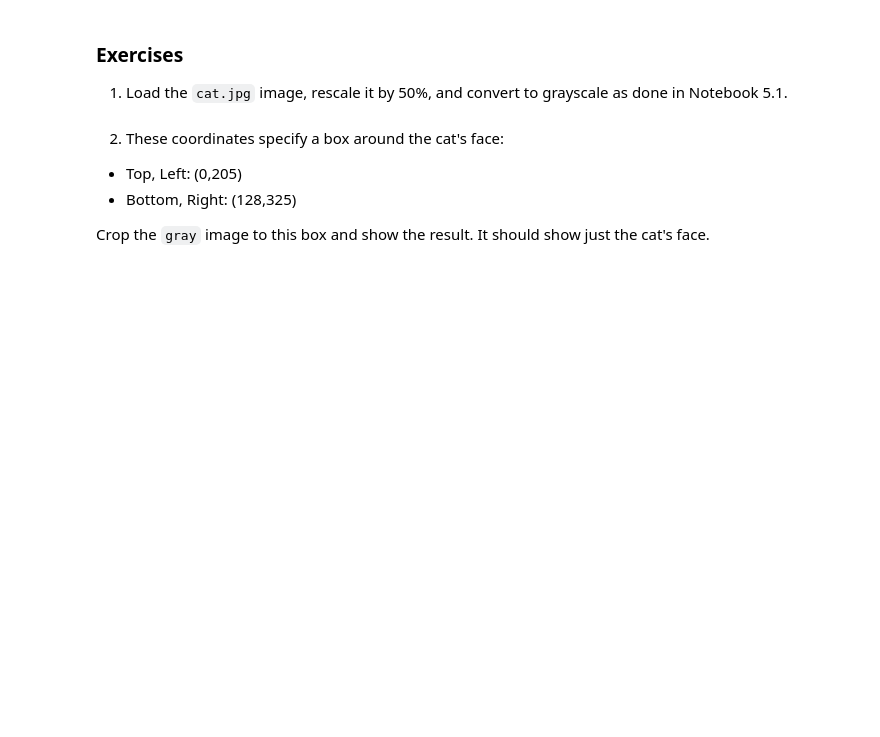
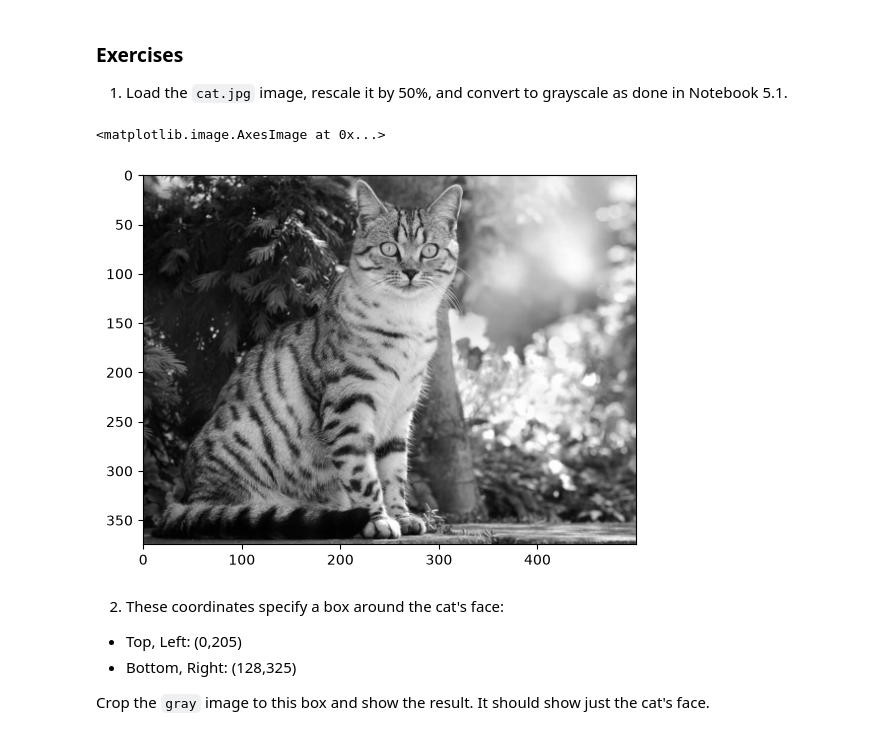
Before and after one commit to otishunt/DATA-4620-Labs, a Jupyter notebook: Labs/Lab_05_01_Convolutions.ipynb, the cells around one changed output. Drawn from its saved outputs; the diff is of its cells as text; code cells hidden in the pictures; blank space fills up the shorter version.

```diff
--- a/Labs/Lab_05_01_Convolutions.ipynb
+++ b/Labs/Lab_05_01_Convolutions.ipynb
@@ -16,7 +16,13 @@ import numpy as np
 
 1. Load the `cat.jpg` image, rescale it by 50%, and convert to grayscale as done in Notebook 5.1.
 # %%
-# YOUR CODE GOES HERE
+img = imread('cat.jpg')
+img = rescale(img, 0.5, anti_aliasing=True, channel_axis=-1)
+gray = rgb2gray(img)
+plt.imshow(gray,cmap='gray')
+# %% [output]
+<matplotlib.image.AxesImage at 0x...>
+[figure, added]
 # %% [markdown]
 2. These coordinates specify a box around the cat's face:
 
```
Also changed, not shown: parts of 8 cells of this notebook.
